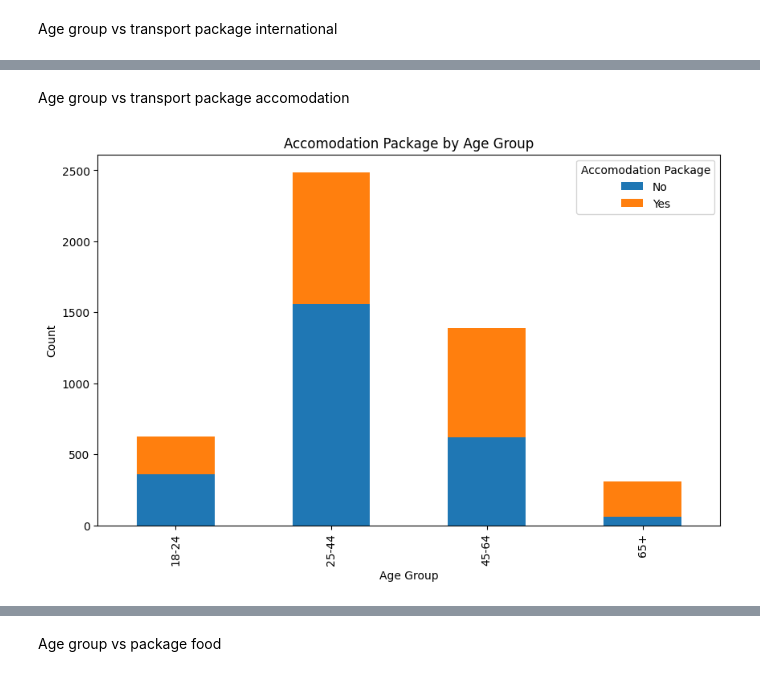
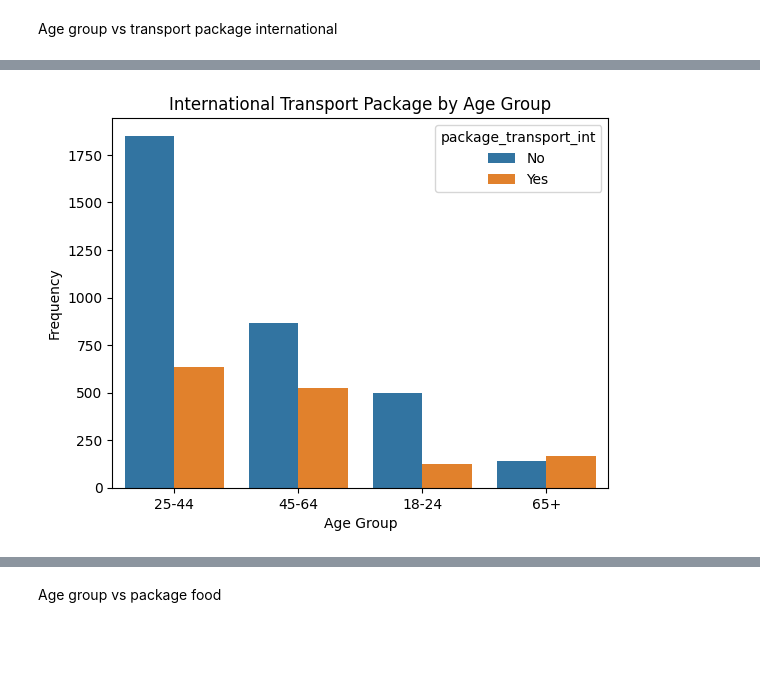
Before and after one commit to AlbertOpiyo/Prediction-challenge, a Jupyter notebook: TZ_PRED_CHALLENGE.ipynb, the cells around one changed output, grey strips where cells are left out. Saved outputs shown, nothing was run; the diff lists cells and outputs as text; code cells hidden in the pictures; blank space fills up the shorter version.

```diff
--- a/TZ_PRED_CHALLENGE.ipynb
+++ b/TZ_PRED_CHALLENGE.ipynb
@@ -282,22 +274,25 @@ plt.show()
-# %% [markdown]
- Age group vs transport package accomodation
-# %%
-
-age_group_accomodationpckg=train.groupby(["age_group","package_accomodation"])["package_accomodation"].count()
-age_group_accomodationpckg
-# Plot a bar chart
-age_group_accomodationpckg = age_group_accomodationpckg.unstack(level=1)
-
-# Plotting
-age_group_accomodationpckg.plot(kind='bar', stacked=True, figsize=(10, 6))
-plt.title('Accomodation Package by Age Group')
-plt.xlabel('Age Group')
-plt.ylabel('Count')
-plt.legend(title='Accomodation Package', bbox_to_anchor=(1, 1))
-
-# Show the plot
-plt.show()
-
-## 45 years old and above prefer accomodation packages
-# %% [output]
-[figure, removed]
+# %%
+age_group_transportpckgint=(
+    train["age_group"]
+    .groupby(train["package_transport_int"])
+    .value_counts()
+    .rename("frequency")
+    .to_frame()
+    .reset_index()
+
+
+)
+
+
+sns.barplot(
+    x="age_group",
+    y="frequency",
+    hue="package_transport_int",
+    data=age_group_transportpckgint,
+
+)
+plt.xlabel("Age Group")
+plt.ylabel("Frequency")
+plt.title("International Transport Package by Age Group");
+# %% [output]
+[figure, added]
```
Also changed, not shown: parts of 20 cells of this notebook.
